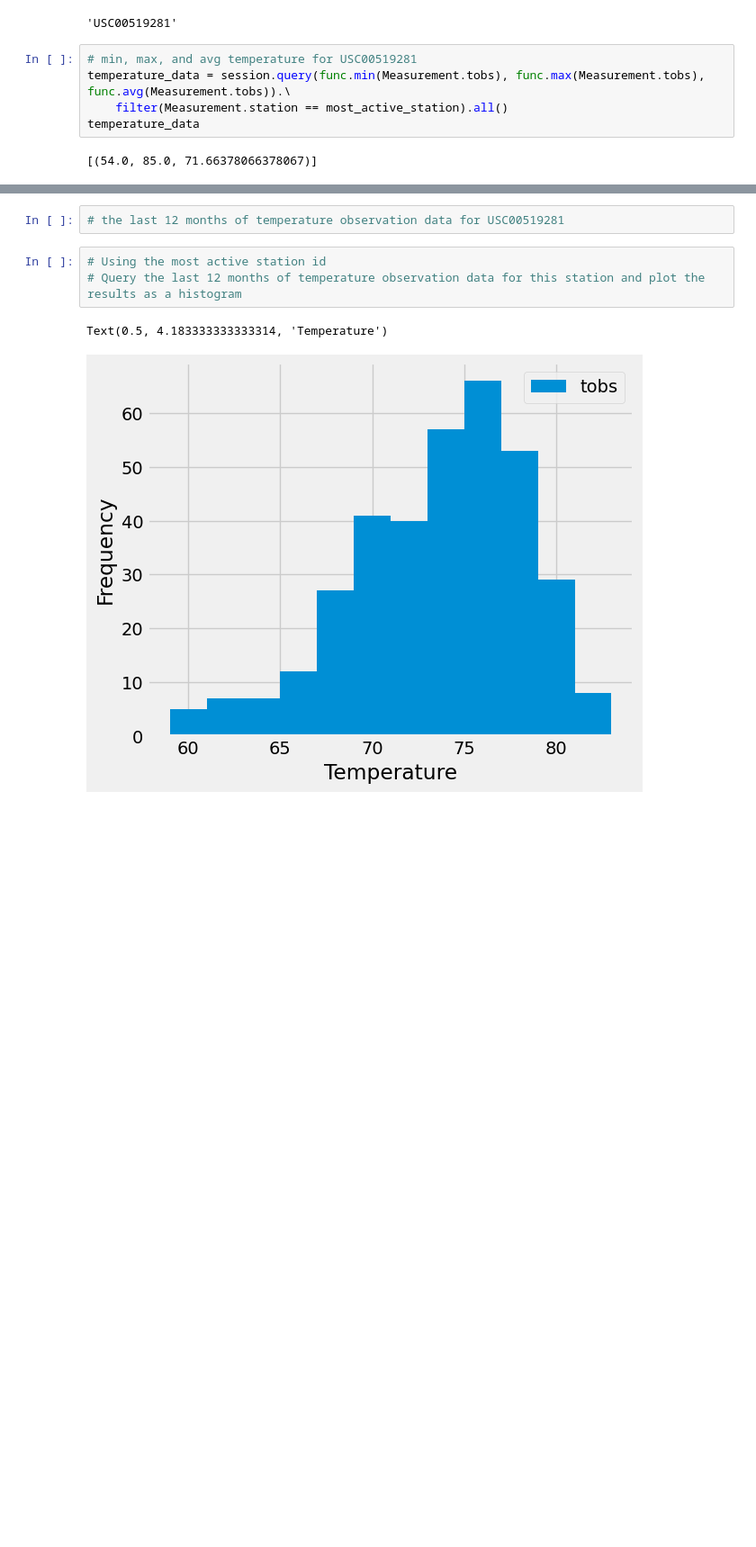
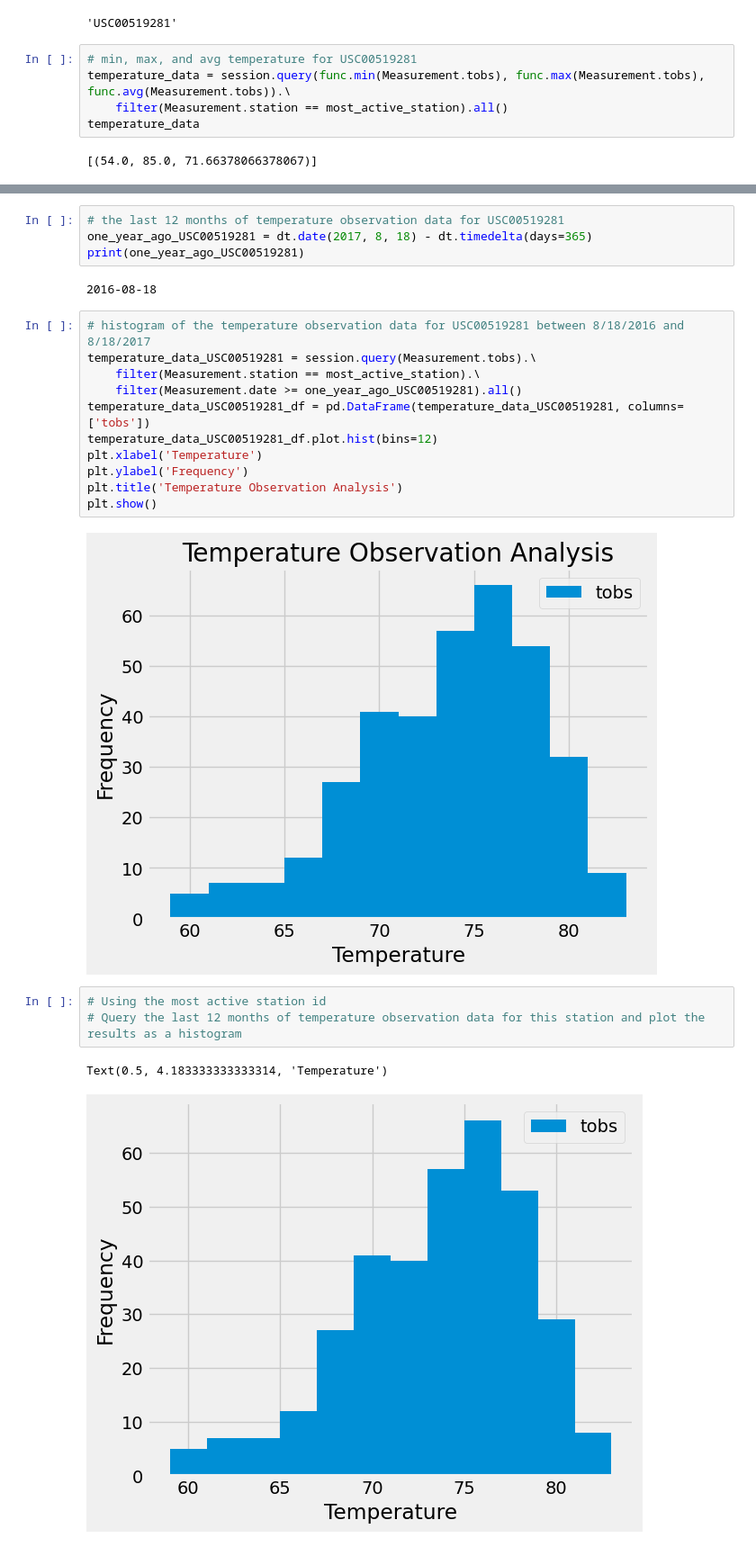
Before and after one commit to gmmarsh/sqlalchemy-challenge, a Jupyter notebook: climate_starter.ipynb, the cells around one changed output, grey strips where cells are left out. Shown at 90% size. Saved outputs shown, nothing was run; the diff lists cells and outputs as text; blank space fills up the shorter version.

```diff
--- a/climate_starter.ipynb
+++ b/climate_starter.ipynb
@@ -253,5 +240,22 @@ temperature_data
 # %%
 # the last 12 months of temperature observation data for USC00519281
+one_year_ago_USC00519281 = dt.date(2017, 8, 18) - dt.timedelta(days=365)
+print(one_year_ago_USC00519281)
+# %% [output]
+2016-08-18
+# %%
+# histogram of the temperature observation data for USC00519281 between 8/18/2016 and 8/18/2017
+temperature_data_USC00519281 = session.query(Measurement.tobs).\
+    filter(Measurement.station == most_active_station).\
+    filter(Measurement.date >= one_year_ago_USC00519281).all()
+temperature_data_USC00519281_df = pd.DataFrame(temperature_data_USC00519281, columns=['tobs'])
+temperature_data_USC00519281_df.plot.hist(bins=12)
+plt.xlabel('Temperature')
+plt.ylabel('Frequency')
+plt.title('Temperature Observation Analysis')
+plt.show()
+# %% [output]
+[figure, added]
 # %%
 # Using the most active station id
 # Query the last 12 months of temperature observation data for this station and plot the results as a histogram
```
Also changed, not shown: parts of 4 cells of this notebook.
